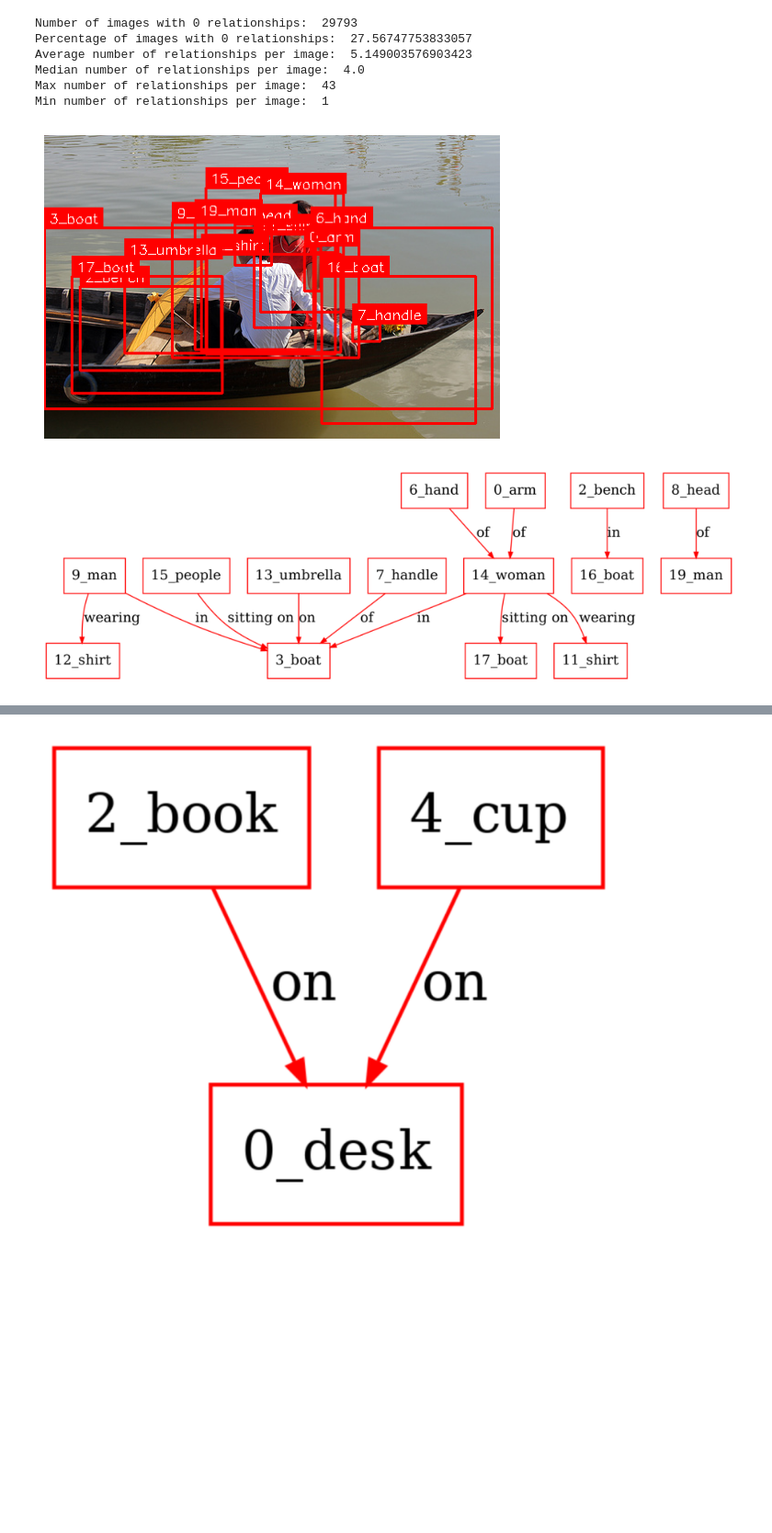
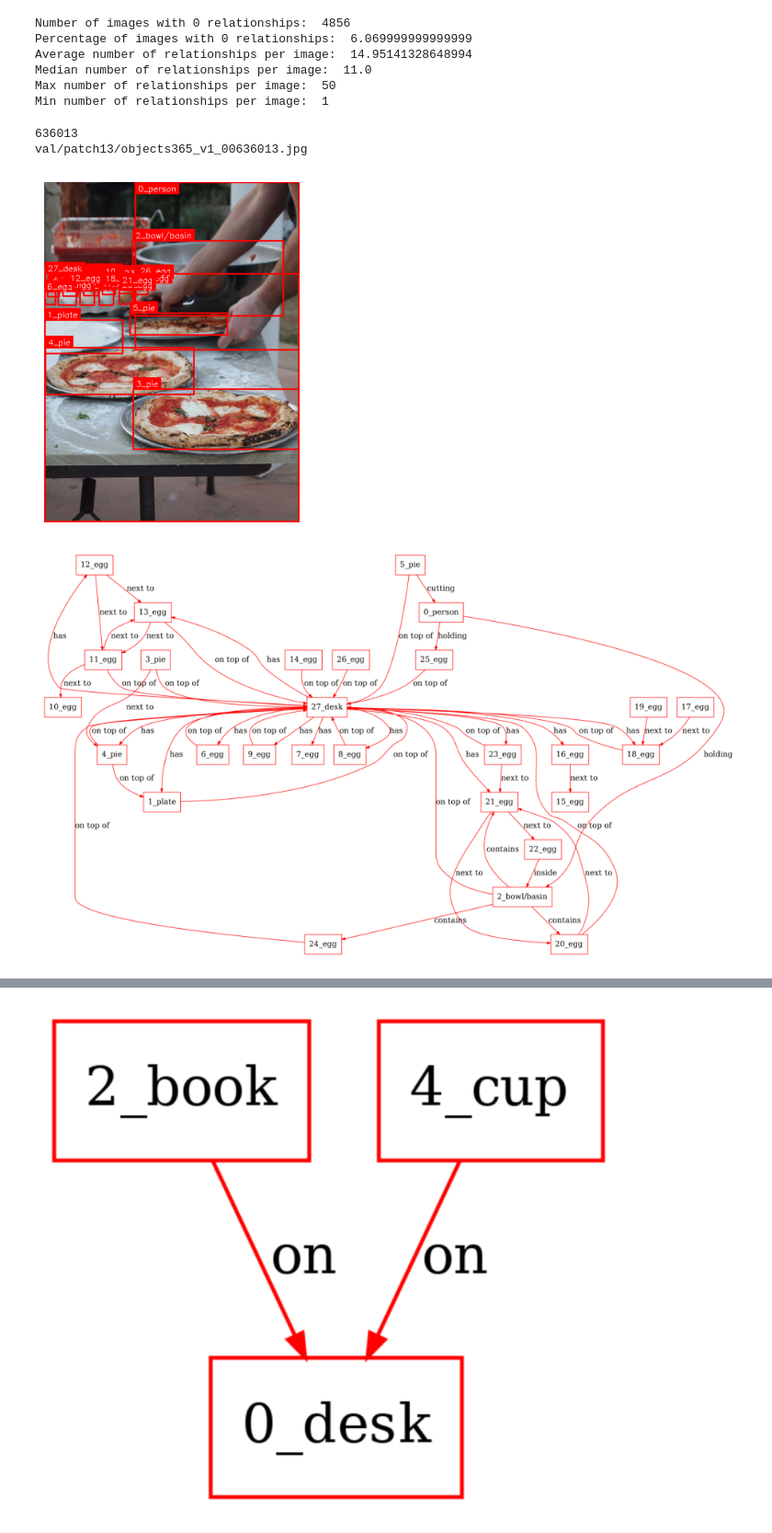
Before and after one commit to Maelic/OpenVocSGG, a Jupyter notebook: data_RLIPV2.ipynb, the cells around one changed output, grey strips where cells are left out. Shown at 92% size. Cells and saved outputs as stored; diff of their text form; code cells hidden in the pictures; blank space fills up the shorter version.

```diff
--- a/data_RLIPV2.ipynb
+++ b/data_RLIPV2.ipynb
@@ -2,8 +17,8 @@
 coco_path = "/home/maelic/Documents/OpenVocSGG/all_annotations/O365 (pseudo)/RLIPv2_o365trainval_Tagger2_Noi24_20e_Xattnmask_SceneGraph_model_large_caption_nucleus10_thre05_1234_4.json"
 
 #coco_path = "/home/maelic/Documents/OpenVocSGG/all_annotations/COCO (pseudo)/RLIPv2_train2017_threshold20_Tagger2_Noi24_20e_Xattnmask_SceneGraph_model_large_caption_nucleus10_thre05.json"
-generated_data = "/home/maelic/Documents/OpenVocSGG/all_annotations/vg150_full.json"
-#coco_path = "/home/maelic/Downloads/all_annotations_coco/scene_graphs_preprocessv1.json"
+generated_data = "/home/maelic/Documents/OpenVocSGG/generated_data/OV_SGG_dataset/data_COCO_llava_OV.json"
+#generated_data = "/home/maelic/Documents/OpenVocSGG/all_annotations/COCO (pseudo)/RLIPv2_train2017_threshold20_Tagger2_Noi24_20e_Xattnmask_SceneGraph_model_large_caption_nucleus10_thre05.json"
 coco_img_path = "/home/maelic/Documents/Datasets/coco/coco/"
 vg_img_path = "/home/maelic/Documents/Datasets/VG_100K/"
 
@@ -30,11 +45,15 @@ count_predicate = Counter()
 num_rels = []
 
 for i in tqdm(data):
-    rel_count += len(i['relationships'])
-    num_rels.append(len(i['relationships']))
 
+    current_rels = []
+    num_rels.append(0)
     for r in i['relationships']:
-        count_predicate[r['predicate']] += 1
+        if (r['subject_id'], r['object_id']) not in current_rels:
+            rel_count += 1
+            count_predicate[r['predicate']] += 1
+            num_rels[-1] += 1
+            current_rels.append((r['subject_id'], r['object_id']))
 
 # print number of 0 in num_rels
 print("Number of images with 0 relationships: ", num_rels.count(0))
@@ -49,50 +68,68 @@ print("Median number of relationships per image: ", np.median(num_rels))
 print("Max number of relationships per image: ", np.max(num_rels))
 print("Min number of relationships per image: ", np.min(num_rels))
 # %% [output]
-Number of images with 0 relationships:  29793
-Percentage of images with 0 relationships:  27.56747753833057
-Average number of relationships per image:  5.149003576903423
-Median number of relationships per image:  4.0
-Max number of relationships per image:  43
+Number of images with 0 relationships:  4856
+Percentage of images with 0 relationships:  6.069999999999999
+Average number of relationships per image:  14.95141328648994
+Median number of relationships per image:  11.0
+Max number of relationships per image:  50
 Min number of relationships per image:  1
+# %%
+ids = [i['image_id'] for i in data]
+while True:
+    img_id = random.choice(ids)
+    if len([i for i in data if i['image_id'] == img_id][0]['relationships']) != 0:
+        split = [i for i in data if i['image_id'] == img_id][0]['data_split']
+        break
+# put a lot of 0 in front of the id such that the total length is 12
+img_num = img_id
+img_id = str(img_id)
+#img_id = "0"*(12-len(img_id)) + img_id
+print(img_id)
+#img_id = "objects365_v2_" + img_id
+
+data_path = coco_img_path + split + "/"
+data_path = o365_path+ split + "/"
+
+# get corresponding img path
+print(obj365_filenames[img_id])
+img_path = obj365_filenames[img_id].split("/")[-1]
+# img_path = str(img_id)+".jpg"
+img_path = os.path.join(data_path, img_path)
+
+img = Image.open(img_path)
+# %% [output]
+636013
+val/patch13/objects365_v1_00636013.jpg
 # %%
-while True:
-    img_data = random.choice(data)
-    if len(img_data['relationships']) > 0:
-        break
-img_id = img_data['image_id']
-# put a lot of 0 in front of the id such that the total length is 12
-img_id = str(img_id)
-#img_id = "objects365_v2_" + img_id
-split = img_data['data_split']
+to_remove = []
+img_data = [i for i in data if i['image_id'] == img_num][0]
 
-data_path =vg_img_path
-
-# get corresponding img path
-img_path = os.path.join(data_path, str(img_id) + ".jpg")
-
-img = Image.open(img_path)
-
-to_remove = []
+current_rels = []
 for r in img_data['relationships']:
     if r['predicate'] == None:
         to_remove.append(r)
         print(r)
+
+    if (r['subject_id'], r['object_id']) not in current_rels:
+        current_rels.append((r['subject_id'], r['object_id']))
+    else:
+        to_remove.append(r)
 
 img_data['relationships'] = [x for x in img_data['relationships'] if x not in to_remove]
 
 img_graph, img_boxes = visualize_graph(img_data['relationships'], img_data['objects'], img)
 
 # visualize the box image
 plt.imshow(img_boxes)
 plt.axis('off')
 plt.show()
 
 # visualize the graph
 fig = plt.figure(figsize=(12, 12))
 plt.imshow(img_graph)
 plt.axis('off')
 plt.show()
 # %% [output]
-[figure, old version]
+[figure, new version]
-[figure, old version]
+[figure, new version]
```
Also changed, not shown: parts of 5 cells of this notebook, 7 other files.
